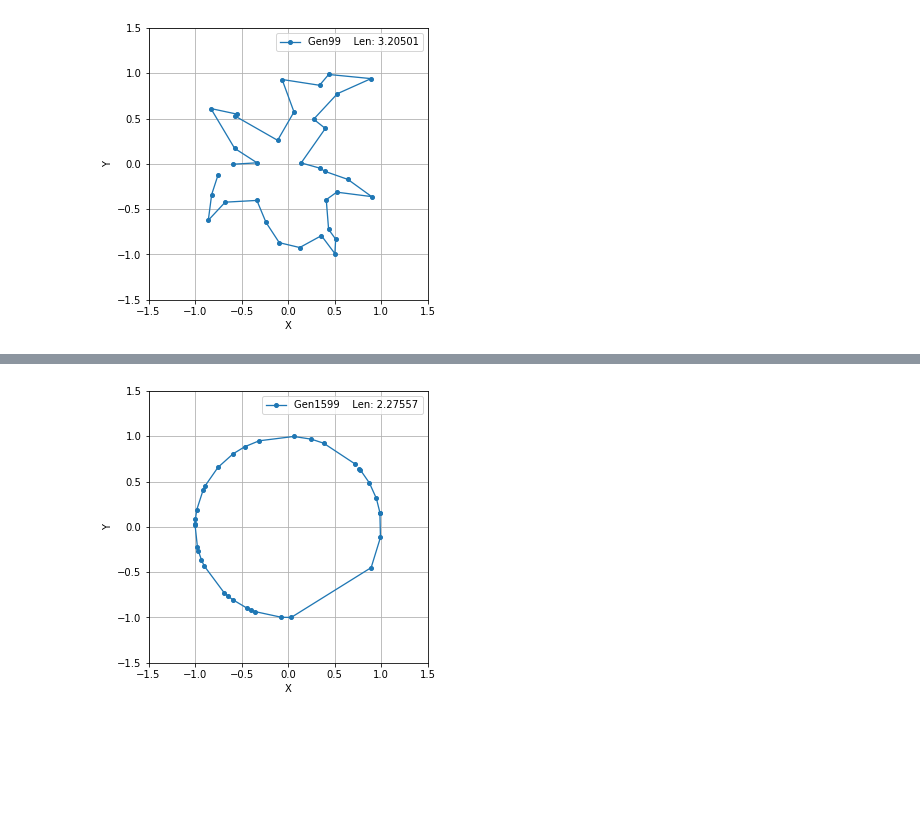
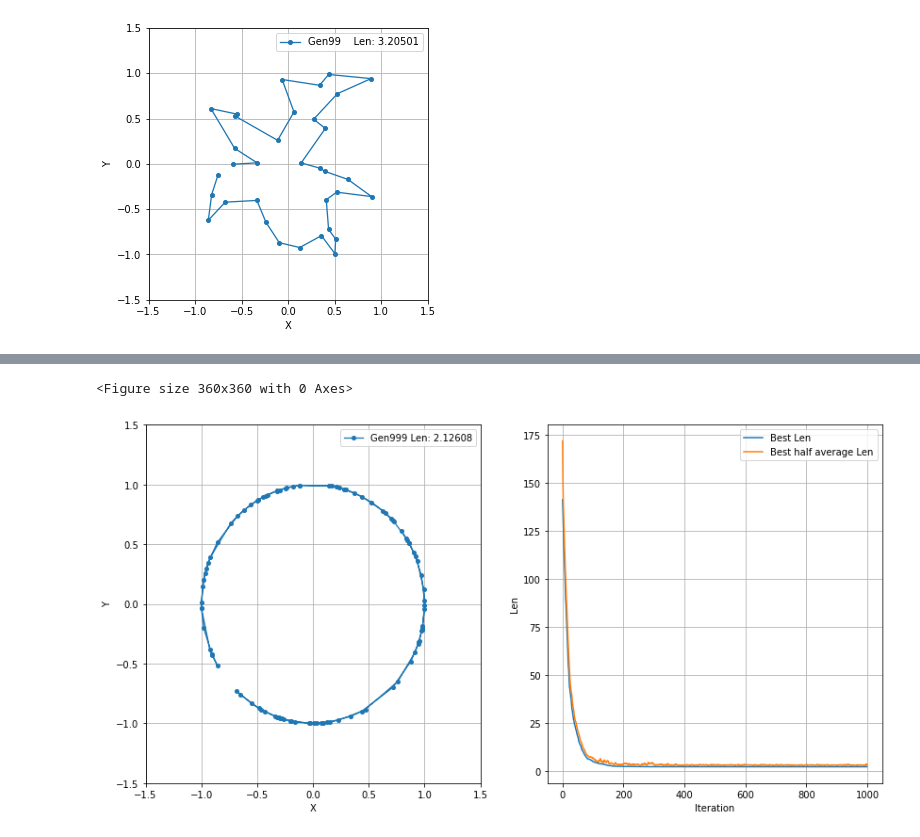
Before and after one commit to dariopullia/Numerical_Simulations_Lab, a Jupyter notebook: 09/Lezione9.ipynb, the cells around one changed output, grey strips where cells are left out. Drawn from its saved outputs; the diff is of its cells as text; code cells hidden in the pictures; blank space fills up the shorter version.

```diff
--- a/09/Lezione9.ipynb
+++ b/09/Lezione9.ipynb
@@ -14,6 +22,20 @@ from scipy.optimize import curve_fit
 from mpl_toolkits.mplot3d import Axes3D
 from matplotlib.collections import LineCollection
 import imageio
+
+
+''' Useful ruler
+count=0
+
+for i in range(1,X.size):
+    count+=(Xord[i]-Xord[i-1])**2+(Yord[i]-Yord[i-1])**2
+
+count+=(Xord[N-1]-Xord[0])**2+(Yord[N-1]-Yord[0])**2
+
+print(count)
+'''
+
+
 
 
 C=0
@@ -73,29 +95,48 @@ plt.show()
 # %%
 X,Y = np.loadtxt("data01/Circ/Region.dat",  usecols=(0,1), delimiter=' ', unpack='true')
 Best = np.loadtxt("data01/Circ/Bests.dat",)
+Len, LenAVG = np.loadtxt("data01/Circ/Bests.dat",  usecols=(X.size,X.size+1), delimiter=' ', unpack='true')
+
 fig=plt.figure(figsize=(5, 5))
 filenames=[]
 N=(X.size)
 M=len(Best)-1
 Xord=[]
 Yord=[]
 
 for i in range(X.size):
     Xord.append(X[int(Best[M][i])])
     Yord.append(Y[int(Best[M][i])])
 
 
-plt.plot(Xord,Yord,marker="o",markersize=4,lw=1.3, label="Gen"+str(M)+"    Len: "+str(Best[M][N]))
-plt.xlabel('X')
-plt.ylabel('Y')
-plt.ylim([-1.5, 1.5])
-plt.xlim([-1.5, 1.5])
-plt.grid(True)
-plt.legend()
+
+
+fig, (ax1, ax2) = plt.subplots(1, 2,figsize=(14, 7))
+fig.suptitle('')
+
+ax1.plot(Xord,Yord,marker="o",markersize=4,lw=1.3, label="Gen"+str(M)+" Len: "+str(Best[M][N]))
+ax1.set_xlabel('X')
+ax1.set_ylabel('Y')
+ax1.set_ylim([-1.5, 1.5])
+ax1.set_xlim([-1.5, 1.5])
+ax1.grid(True)
+ax1.legend()
+
+
+ax2.plot(np.arange(M+1), Len,label='Best Len')
+ax2.plot(np.arange(M+1), LenAVG, label='Best half average Len')
+ax2.set_xlabel('Iteration')
+ax2.set_ylabel('Len')
+ax2.grid(True)
+ax2.legend()
+
+
+
 
 plt.show()
 # %% [output]
+<Figure size 360x360 with 0 Axes>
-[figure, old version]
+[figure, new version]
 # %% [markdown]
 <img src="data01/figsCirc/movie.gif" width="450" align="center">
 # %%
```
Also changed, not shown: parts of 4 cells of this notebook, 16 other files.
